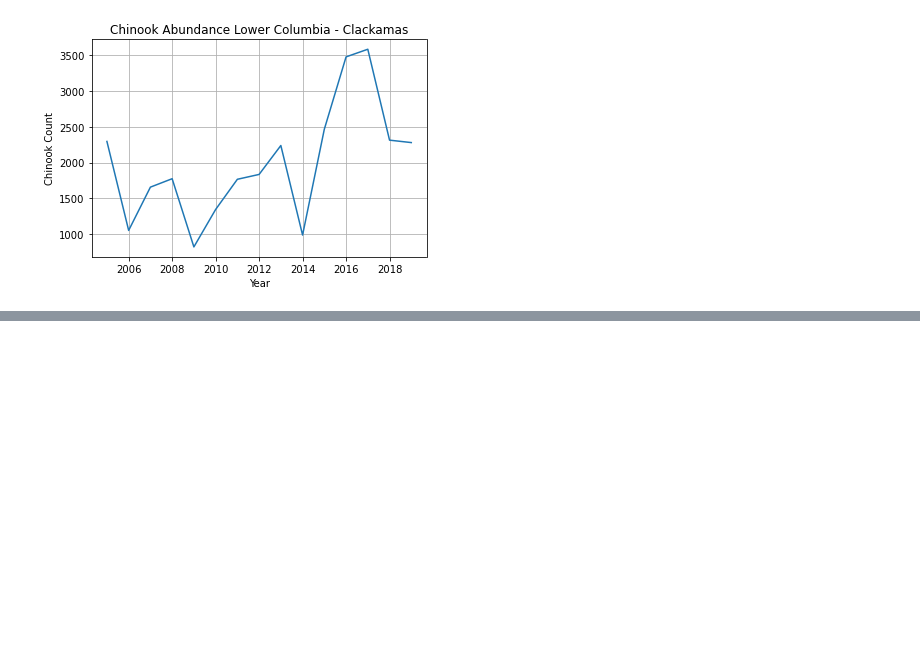
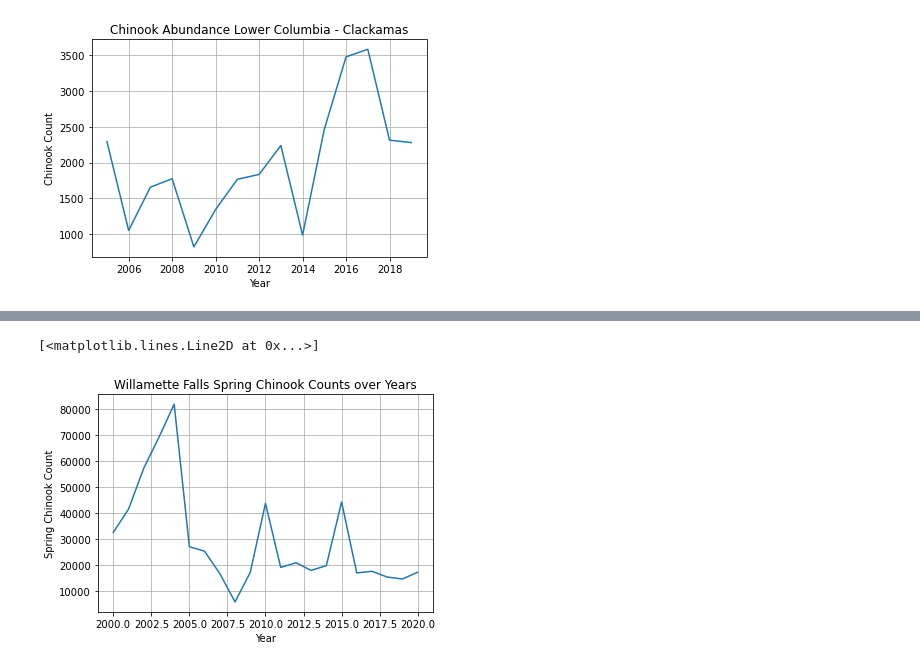
Before and after one commit to jayhjman/bootcamp-project1, a Jupyter notebook: Chinook-Salmon.ipynb, the cells around one changed output, grey strips where cells are left out. Cells and saved outputs as stored; diff of their text form; code cells hidden in the pictures; blank space fills up the shorter version.

```diff
--- a/Chinook-Salmon.ipynb
+++ b/Chinook-Salmon.ipynb
@@ -37,0 +85,18 @@ ax.plot(clean_salmon_df["spawning_year"], clean_salmon_df["WildCount"] )
+# %%
+# Read in Willamette Dam Spring Chinook Counts
+willamette_file = "Resources/Chinook_Willamette_Counts.csv"
+
+# Grab only the columns we want
+willamette_salmon_df = pd.read_csv(willamette_file, usecols=["Project","Year","Dates", "Chinook"])
+
+# Make sure we only get 2000 to 2020
+willamette_salmon_df =  willamette_salmon_df[
+    (willamette_salmon_df["Year"] > 1999) &
+    (willamette_salmon_df["Year"] < 2021)
+]
+
+# Clean up data types
+willamette_salmon_df["Year"] = willamette_salmon_df["Year"].astype('int')
+willamette_salmon_df["Chinook"] = willamette_salmon_df["Chinook"].astype('int')
+
+willamette_salmon_df
@@ -37,0 +121,11 @@ ax.plot(clean_salmon_df["spawning_year"], clean_salmon_df["WildCount"] )
+# %%
+# Quick Plot of the Spring Chinook Counts over Years
+fig, ax = plt.subplots()
+ax.set_xlabel("Year")
+ax.set_ylabel("Spring Chinook Count")
+ax.set_title("Willamette Falls Spring Chinook Counts over Years")
+ax.grid(True)
+ax.plot(willamette_salmon_df["Year"], willamette_salmon_df["Chinook"] )
+# %% [output]
+[<matplotlib.lines.Line2D at 0x...>]
+[figure, added]
```
Also changed, not shown: parts of 3 cells of this notebook, 2 other files.
